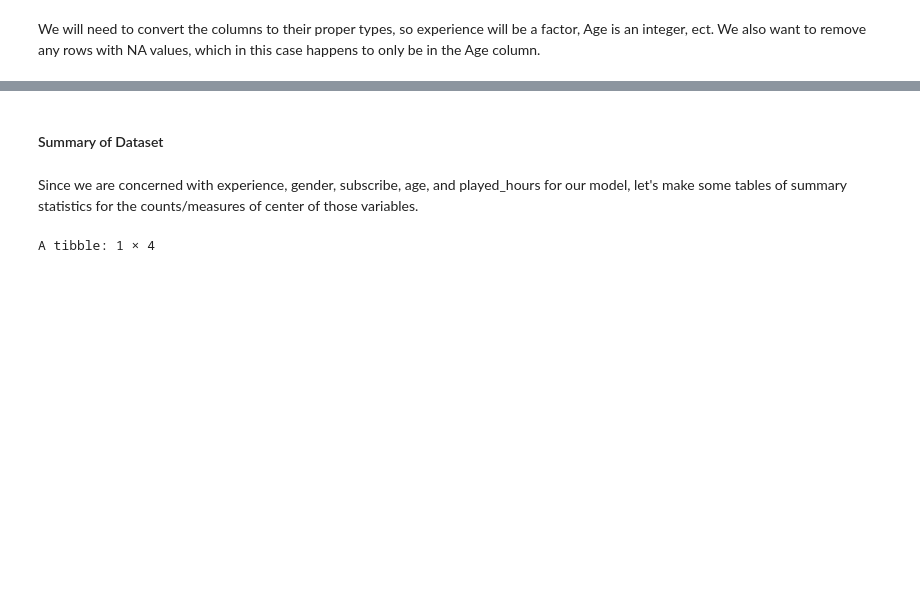
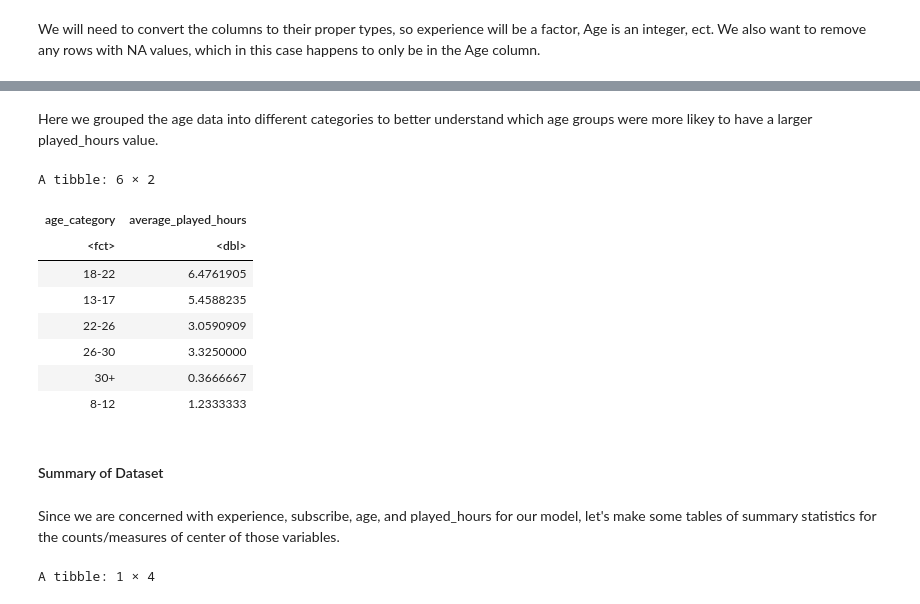
Before and after one commit to HunterBowie/dsci-100-group-005-19, a Jupyter notebook: report.ipynb, the cells around one changed output, grey strips where cells are left out. Drawn from its saved outputs; the diff is of its cells as text; code cells hidden in the pictures; blank space fills up the shorter version.

```diff
--- a/report.ipynb
+++ b/report.ipynb
@@ -100,7 +185,41 @@ $ played_hours <dbl> 30.3, 3.8, 0.0, 0.7, 0.1, 0.0, 0.0, 0.0, 0.1, 0.0, 1.6, 0
+# %% [markdown]
+Here we grouped the age data into different categories to better understand which age groups were more likey to have a larger played_hours value.
+# %%
+selected_hours_age <- players_train |>
+    select(Age, played_hours) |>
+    filter(!is.na(Age) & !is.na(played_hours))
+
+mutated_hours_age = mutate(selected_hours_age,
+    age_category = as_factor(ifelse(Age < 8, "<8",
+                ifelse(Age >= 8 & Age <= 12, "8-12",
+                ifelse(Age >= 13 & Age <= 17, "13-17",
+                ifelse(Age >= 18 & Age <= 22, "18-22",
+                ifelse(Age >= 23 & Age <= 26, "22-26",
+                ifelse(Age >= 27 & Age <= 30, "26-30", "30+"))))))))
+
+grouped_hours_age <- mutated_hours_age |>
+    group_by(age_category) |>
+    summarize(average_played_hours = mean(played_hours))
+
+grouped_hours_age$age_category <- factor(grouped_hours_age$age_category,
+    levels = c("<8", "8-12", "13-17","18-22", "22-26", "26-30","30+"))
+
+
+grouped_hours_age
+# %% [output]
+A tibble: 6 × 2
+| age_category | average_played_hours |
+| <fct> | <dbl> |
+| 18-22 | 6.4761905 |
+| 13-17 | 5.4588235 |
+| 22-26 | 3.0590909 |
+| 26-30 | 3.3250000 |
+| 30+ | 0.3666667 |
+| 8-12 | 1.2333333 |
 # %% [markdown]
 #### Summary of Dataset
 # %% [markdown]
-Since we are concerned with experience, gender, subscribe, age, and played_hours for our model, let's make some tables of summary statistics for the counts/measures of center of those variables.
+Since we are concerned with experience, subscribe, age, and played_hours for our model, let's make some tables of summary statistics for the counts/measures of center of those variables.
 # %%
 summarize(players,
     average_played_hours = mean(played_hours),
```
Also changed, not shown: parts of 13 cells of this notebook.
